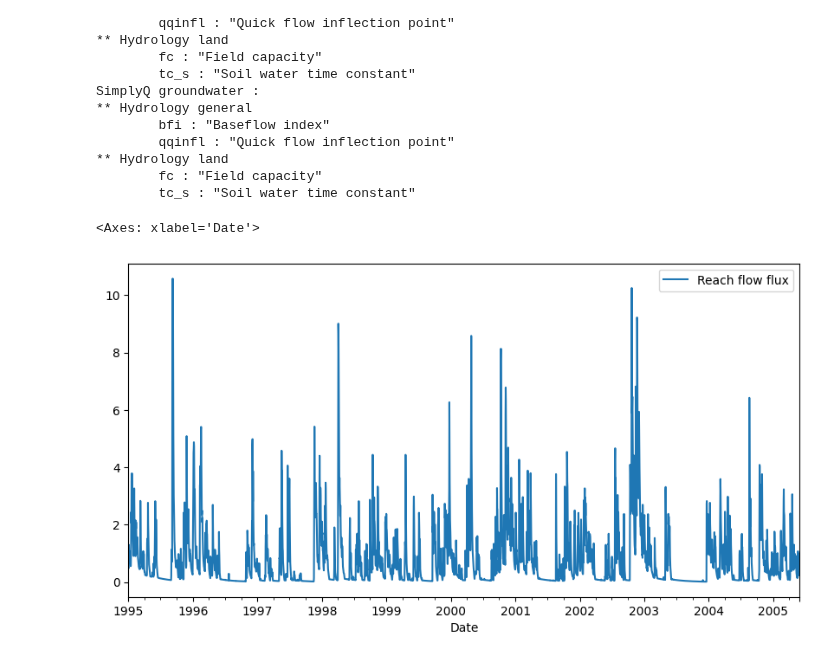
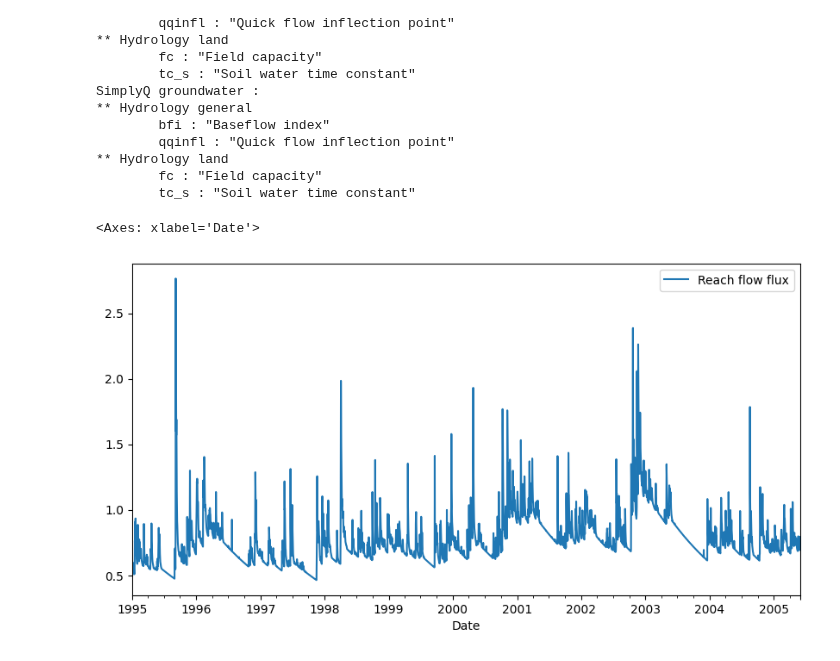
Before and after one commit to NIVANorge/Mobius2, a Jupyter notebook: example_notebooks/basic_python.ipynb, the cells around one changed output. Saved outputs shown, nothing was run; the diff lists cells and outputs as text; code cells hidden in the pictures.

```diff
--- a/example_notebooks/basic_python.ipynb
+++ b/example_notebooks/basic_python.ipynb
@@ -72,15 +72,15 @@ SimplyQ groundwater :
 # %%
 # Modify some parameters
 # note that like in Mobius2 itself, you don't need to scope into a par group
 # to access its parameters, you only need to scope into the module.
-sq.bfi = 0.1   # Modify baseflow index
-sqg.tc_g = 100  # Modify groundwater residence time
+sq.bfi   = 0.9  # Modify baseflow index
+sqg.tc_g = 500  # Modify groundwater residence time
 
 app.run()
 app.var('Reach flow flux')['Coull'].plot(figsize=(10, 5), legend=True)
 # %% [output]
 <Axes: xlabel='Date'>
-[figure, old version]
+[figure, new version]
 # %%
 
 # Modify the precipitation forcing
```
Also changed, not shown: parts of 1 cell of this notebook, 9 other files.
